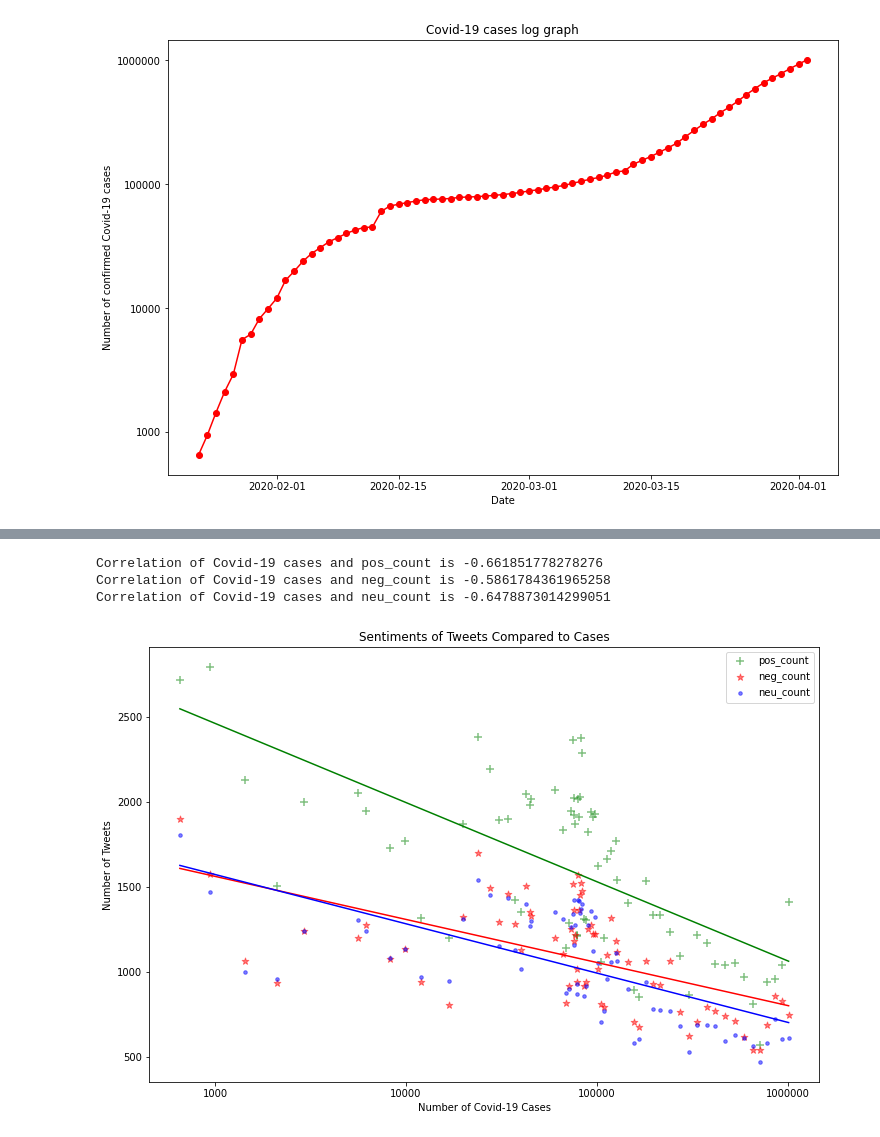
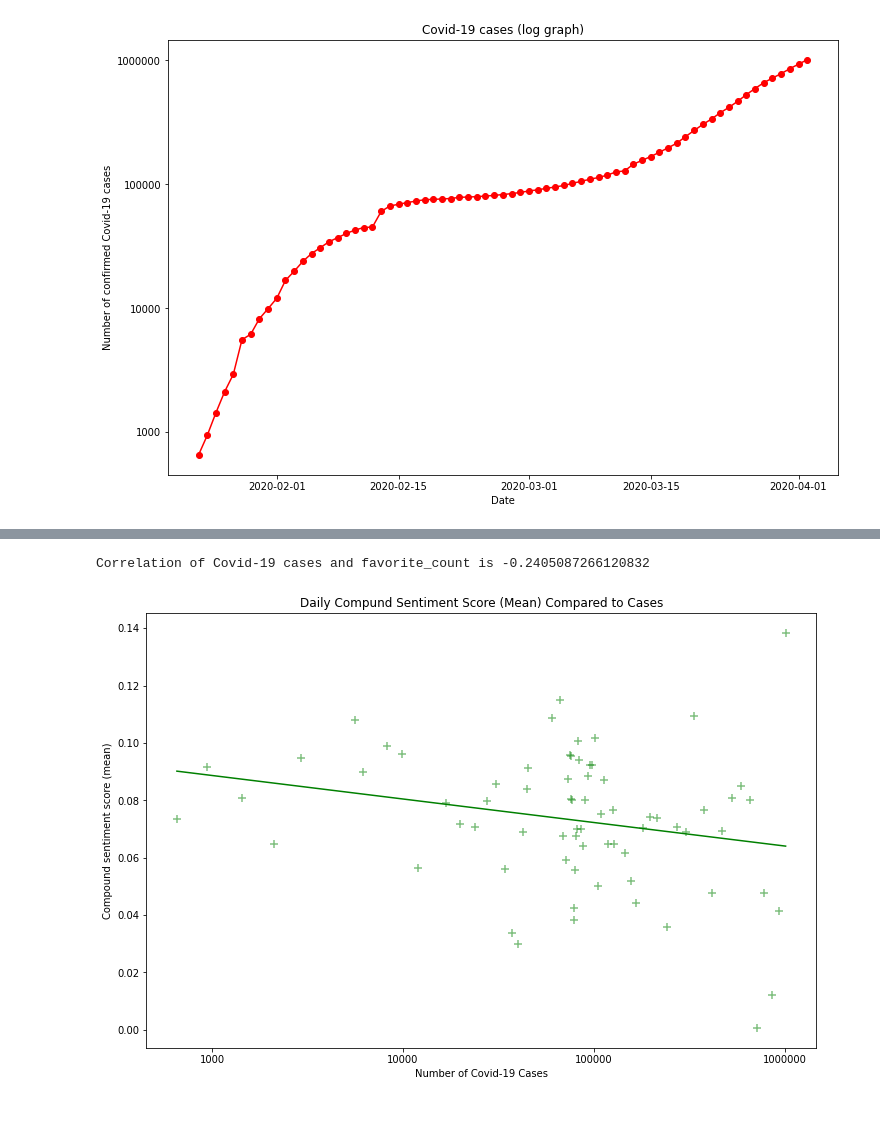
Before and after one commit to nimitchell/Covid-19-and-Climate-Change, a Jupyter notebook: Visualization graph.ipynb, the cells around one changed output, grey strips where cells are left out. Saved outputs shown, nothing was run; the diff lists cells and outputs as text; code cells hidden in the pictures.

Commit message:
finished comments and made better graph labels

```diff
--- a/Visualization graph.ipynb
+++ b/Visualization graph.ipynb
@@ -255,38 +260,39 @@ Correlation of Covid-19 cases and retweet_count is -0.6423296584087932
 Correlation of Covid-19 cases and favorite_count is -0.6450231003282848
 [figure]
 # %%
-### pos, neg nuetral
+### Sentiments graphs
 plt.figure(figsize=(12,8))
-keywords = ['pos_count', 'neg_count', 'neu_count']
-colors = ['green', 'red','blue']
-shapes = ['+', '*', '.']
+
+# set x values
 x_values = list(result['log_total_cases'])
 
-for k in range(len(keywords)):
-    y_values = [int(y) for y in list(result[keywords[k]])]
-    plt.scatter(x_values, y_values,
-                s=50,
-                c=colors[k],
-                marker=shapes[k],
-                alpha=0.5,
-                label=keywords[k])
-    alpha, beta = least_squares_fit(x_values, y_values)
-    y_predict=[predict(alpha, beta, x) for x in x_values]
-    plt.plot(x_values, y_predict, colors[k])
-
-    print(f"Correlation of Covid-19 cases and {keywords[k]} is {correlation(x_values, y_values)}")
-
-plt.title('Sentiments of Tweets Compared to Cases')
-plt.legend(loc="best")
+# set y values
+y_values = [float(y) for y in list(result['sentiment'])]
+# draw plot
+plt.scatter(x_values, y_values,
+            s=50,
+            c="g",
+            marker="+",
+            alpha=0.5)
+# project line
+alpha, beta = least_squares_fit(x_values, y_values)
+y_predict=[predict(alpha, beta, x) for x in x_values]
+# draw line
+plt.plot(x_values, y_predict, 'g')
+# print correlation score
+print(f"Correlation of Covid-19 cases and {keywords[k]} is {correlation(x_values, y_values)}")
+# rename graph
+plt.title('Daily Compund Sentiment Score (Mean) Compared to Cases')
+# fix xticks
 x_value_number = [3.0, 4.0, 5.0, 6.0]
 x_labels = [int(10**x) for x in x_value_number]
 plt.xticks(x_value_number, x_labels)
+# relabel graph
 plt.xlabel("Number of Covid-19 Cases")
-plt.ylabel("Number of Tweets")
+plt.ylabel("Compound sentiment score (mean)")
+# save graph
 plt.savefig("sentiment.png")
 # %% [output]
-Correlation of Covid-19 cases and pos_count is -0.661851778278276
-Correlation of Covid-19 cases and neg_count is -0.5861784361965258
-Correlation of Covid-19 cases and neu_count is -0.6478873014299051
+Correlation of Covid-19 cases and favorite_count is -0.2405087266120832
-[figure, old version]
+[figure, new version]
 # %%
```
Also changed, not shown: parts of 11 cells of this notebook, 14 other files.
